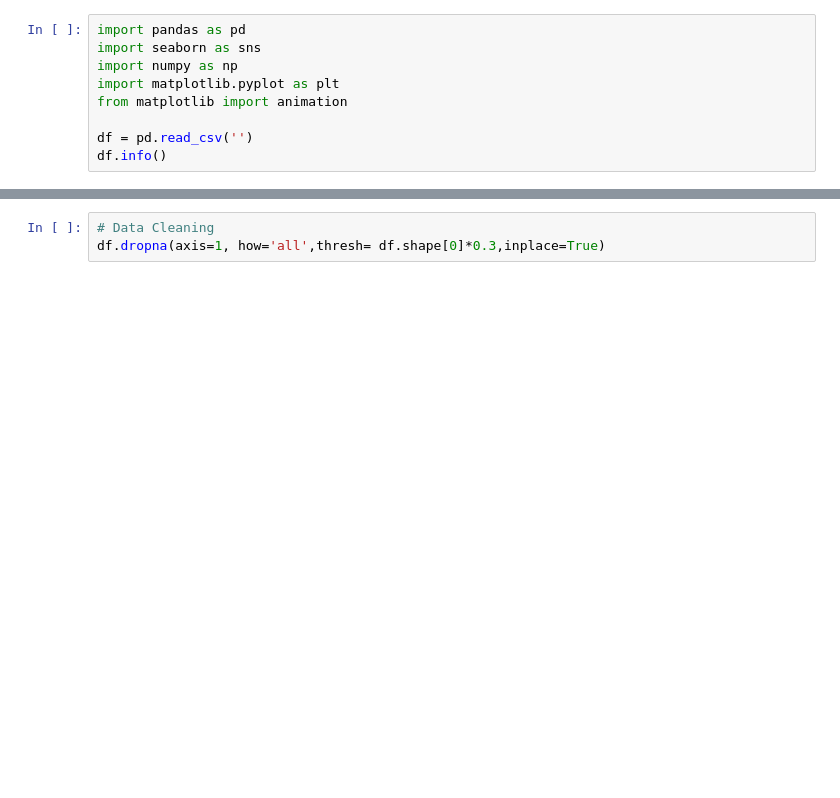
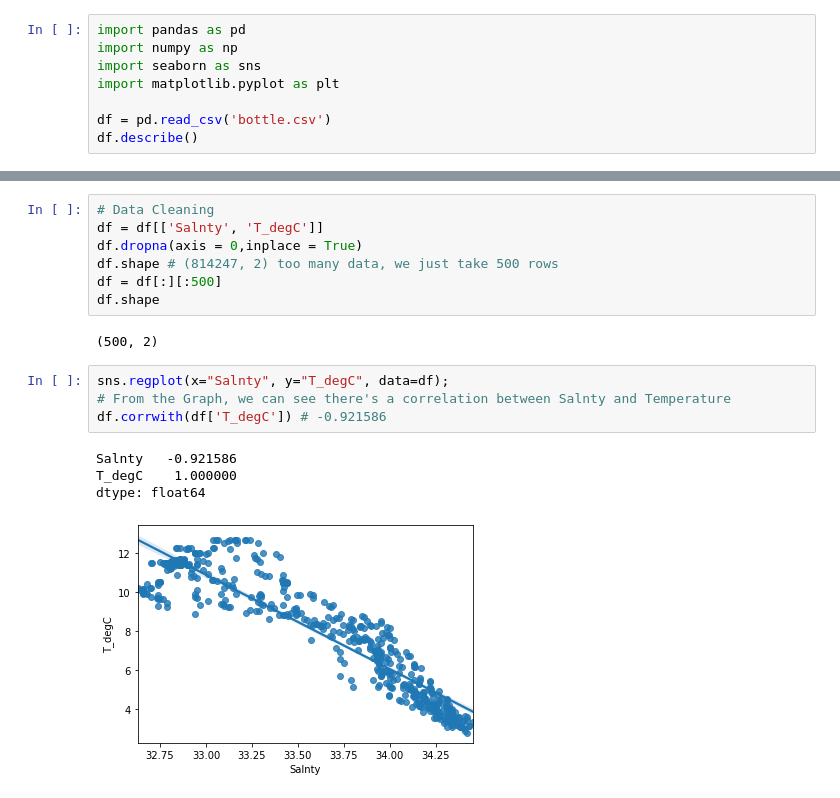
Before and after one commit to yinnyC/CalCOFI-Regression-ML, a Jupyter notebook: regression-CalCOFI.ipynb, the cells around one changed output, grey strips where cells are left out. Saved outputs shown, nothing was run; the diff lists cells and outputs as text; blank space fills up the shorter version.

```diff
--- a/regression-CalCOFI.ipynb
+++ b/regression-CalCOFI.ipynb
@@ -1,10 +1,9 @@
 # %%
 import pandas as pd
+import numpy as np
 import seaborn as sns
-import numpy as np
 import matplotlib.pyplot as plt
-from matplotlib import animation
 
-df = pd.read_csv('')
-df.info()
+df = pd.read_csv('bottle.csv')
+df.describe()
 # %% [output]
@@ -28,3 +20,18 @@ memory usage: 488.3+ MB
-# %%
-# Data Cleaning
-df.dropna(axis=1, how='all',thresh= df.shape[0]*0.3,inplace=True)
+# %%
+# Data Cleaning
+df = df[['Salnty', 'T_degC']]
+df.dropna(axis = 0,inplace = True)
+df.shape # (814247, 2) too many data, we just take 500 rows
+df = df[:][:500]
+df.shape
+# %% [output]
+(500, 2)
+# %%
+sns.regplot(x="Salnty", y="T_degC", data=df);
+# From the Graph, we can see there's a correlation between Salnty and Temperature
+df.corrwith(df['T_degC']) # -0.921586
+# %% [output]
+Salnty   -0.921586
+T_degC    1.000000
+dtype: float64
+[figure, added]
```
Also changed, not shown: parts of 8 cells of this notebook.
